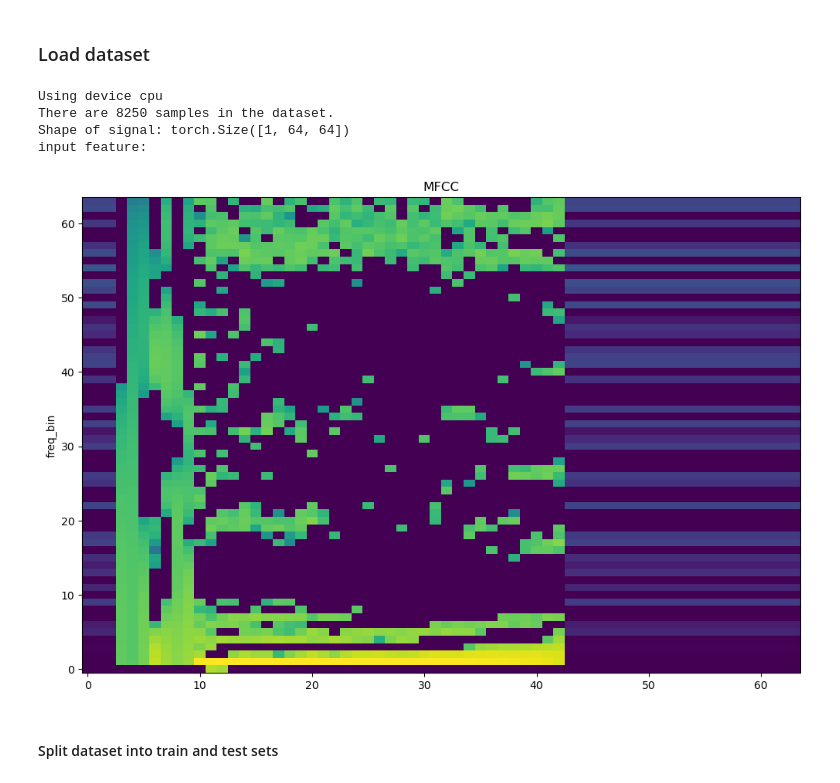
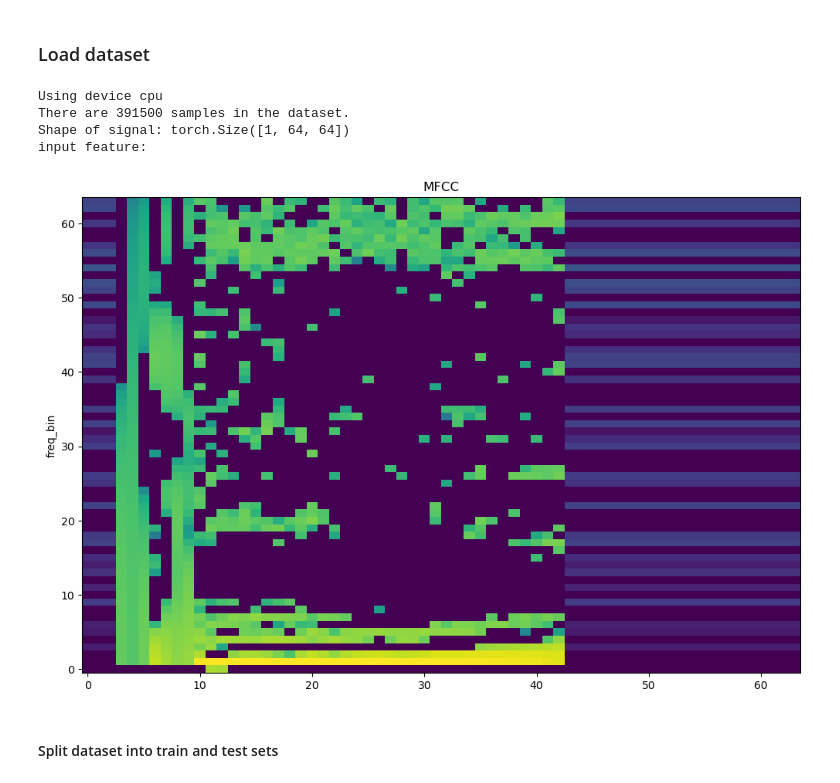
Before and after one commit to DCisHurt/Guitar-MIR, a Jupyter notebook: ex2_effect_classification.ipynb, the cells around one changed output. Cells and saved outputs as stored; diff of their text form; code cells hidden in the pictures.

```diff
--- a/ex2_effect_classification.ipynb
+++ b/ex2_effect_classification.ipynb
@@ -32,52 +32,36 @@ if torch.cuda.is_available():
     device = "cuda"
 else:
     device = "cpu"
 print(f"Using device {device}")
 
-mel_spectrogram = torchaudio.transforms.MelSpectrogram(
-    sample_rate=SAMPLE_RATE,
-    n_fft=512,
-    hop_length=1050,
-    n_mels=64,
-    # power=2
-)
-
-spectrogram = torchaudio.transforms.Spectrogram(
-    power=2,
-    n_fft=127,
-    win_length= 127,
-    hop_length= 1040,
-    normalized=True
-)
-
 mfcc = torchaudio.transforms.MFCC(
     sample_rate = SAMPLE_RATE,
     n_mfcc = 64,
     melkwargs = {
         "n_fft": 1024,
-        "hop_length": 1030,
+        "hop_length": 1024,
         "n_mels": 64,
         "center": False})
 
 fxData = GtFxDataset(ANNOTATIONS_FILE,
                         AUDIO_DIR,
                         mfcc,
                         SAMPLE_RATE,
                         NUM_SAMPLES,
                         device)
 
 signal, _, _, _, filename = fxData[0]
 print(f"There are {len(fxData)} samples in the dataset.")
 print(f"Shape of signal: {signal.shape}")
 
 print("input feature:")
 log_writer.add_figure("Input Feature", plot_spectrogram(signal[0], title="MFCC"))
 # %% [output]
 Using device cpu
-There are 8250 samples in the dataset.
+There are 391500 samples in the dataset.
 Shape of signal: torch.Size([1, 64, 64])
 input feature:
-[figure, old version]
+[figure, new version]
 # %% [markdown]
 #### Split dataset into train and test sets
 # %%
```
Also changed, not shown: parts of 5 cells of this notebook, 1 other file.
